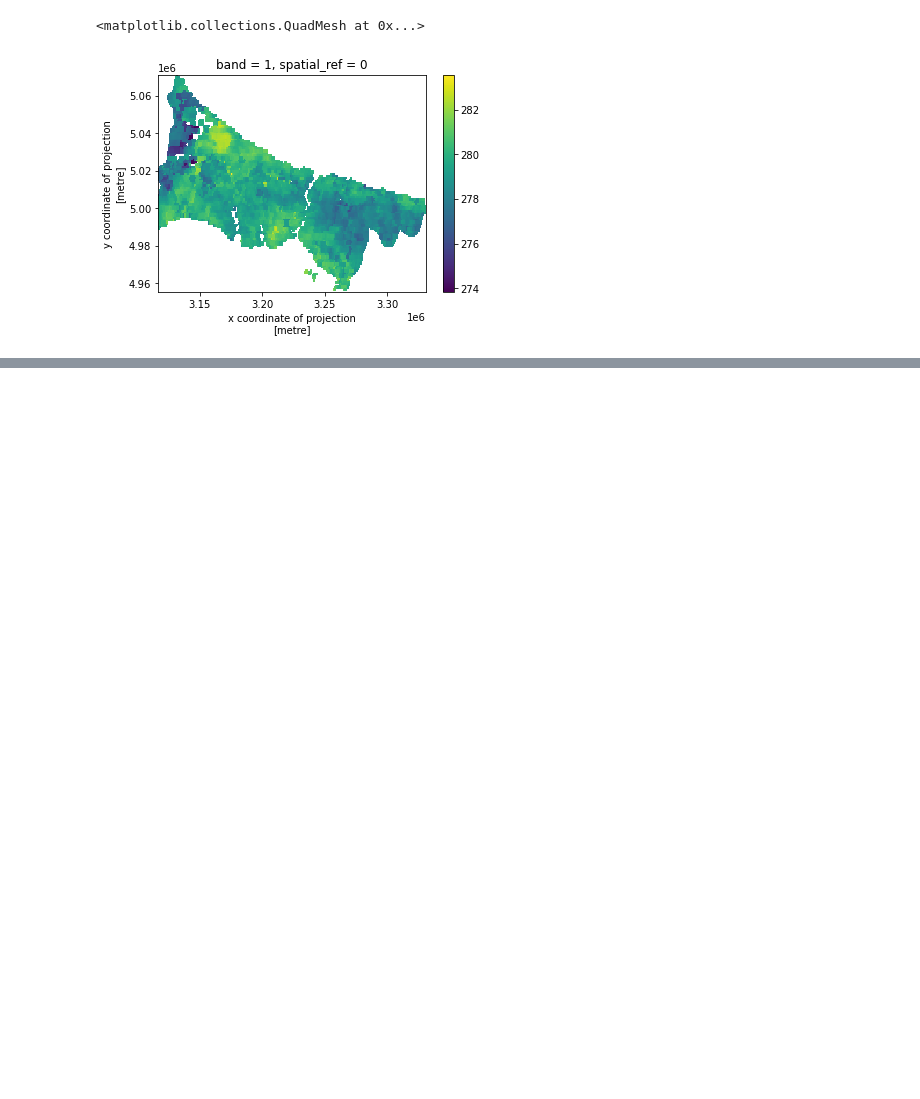
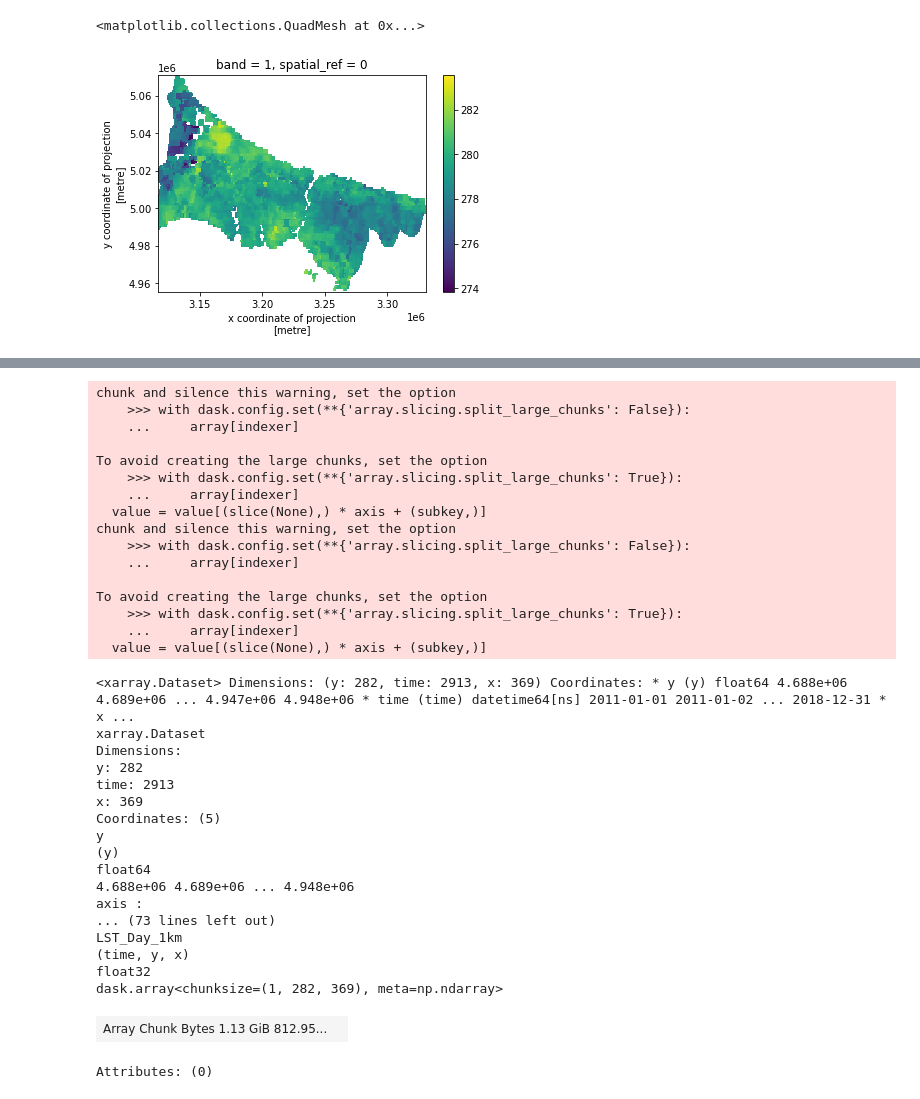
Before and after one commit to donmezkutay/ATMOS22-Paper-Codes, a Jupyter notebook: adjust_retrieve_data.ipynb, the cells around one changed output, grey strips where cells are left out. Cells and saved outputs as stored; diff of their text form; code cells hidden in the pictures; blank space fills up the shorter version.

```diff
--- a/adjust_retrieve_data.ipynb
+++ b/adjust_retrieve_data.ipynb
@@ -165,0 +335,39 @@ dt.mean(dim='time').plot()
+# %%
+xr.merge([dt[tile_extension[1]].isel(y=slice(v5_v4_boundary, v5_v4_limit)).squeeze(),
+                 dt[tile_extension[0]].isel(y=slice(0, v5_v4_boundary)).squeeze()])
+# %% [output]
+chunk and silence this warning, set the option
+    >>> with dask.config.set(**{'array.slicing.split_large_chunks': False}):
+    ...     array[indexer]
+
+To avoid creating the large chunks, set the option
+    >>> with dask.config.set(**{'array.slicing.split_large_chunks': True}):
+    ...     array[indexer]
+  value = value[(slice(None),) * axis + (subkey,)]
+chunk and silence this warning, set the option
+    >>> with dask.config.set(**{'array.slicing.split_large_chunks': False}):
+    ...     array[indexer]
+
+To avoid creating the large chunks, set the option
+    >>> with dask.config.set(**{'array.slicing.split_large_chunks': True}):
+    ...     array[indexer]
+  value = value[(slice(None),) * axis + (subkey,)]
+<xarray.Dataset> Dimensions: (y: 282, time: 2913, x: 369) Coordinates: * y (y) float64 4.688e+06 4.689e+06 ... 4.947e+06 4.948e+06 * time (time) datetime64[ns] 2011-01-01 2011-01-02 ... 2018-12-31 * x ...
+xarray.Dataset
+Dimensions:
+y: 282
+time: 2913
+x: 369
+Coordinates: (5)
+y
+(y)
+float64
+4.688e+06 4.689e+06 ... 4.948e+06
+axis :
+... (73 lines left out)
+LST_Day_1km
+(time, y, x)
+float32
+dask.array<chunksize=(1, 282, 369), meta=np.ndarray>
+| Array Chunk Bytes 1.13 GiB 812.95... |  |
+Attributes: (0)
```
Also changed, not shown: parts of 8 cells of this notebook.
